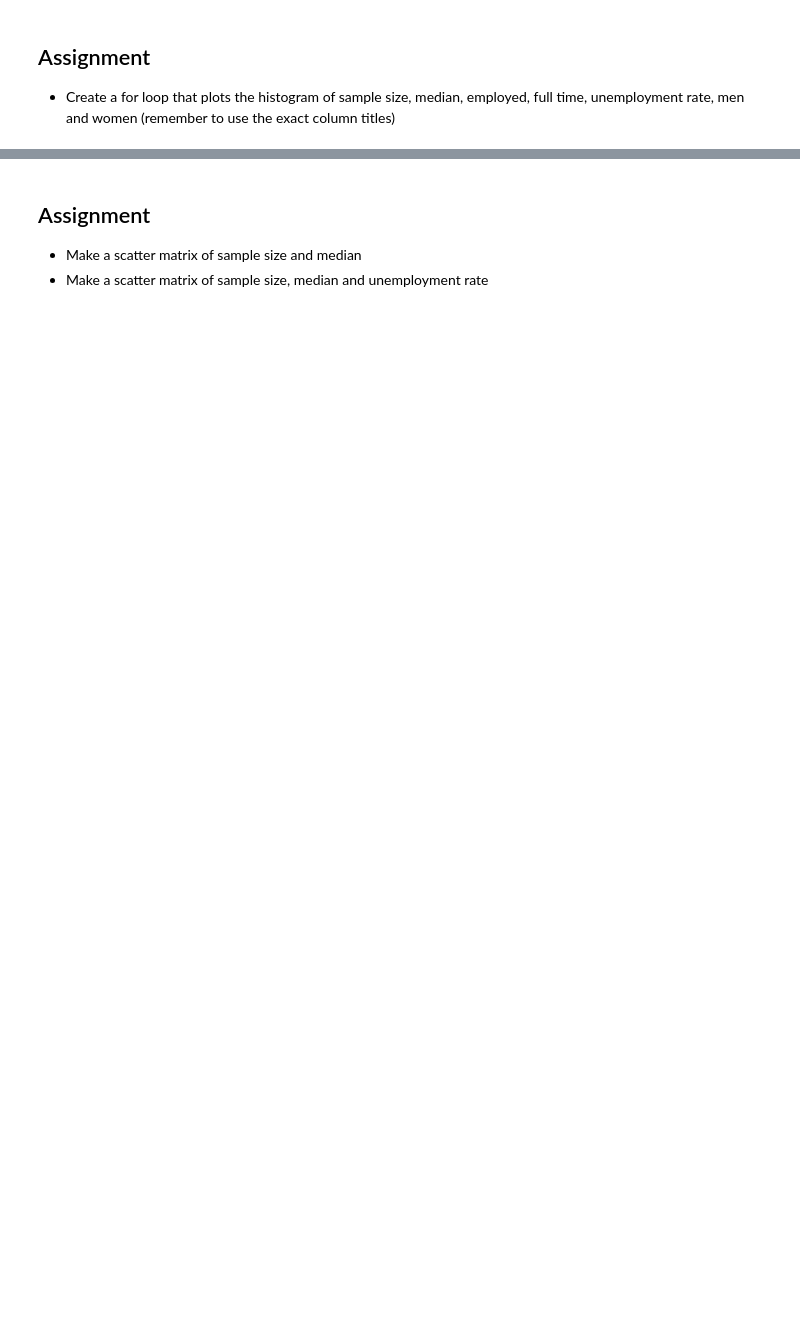
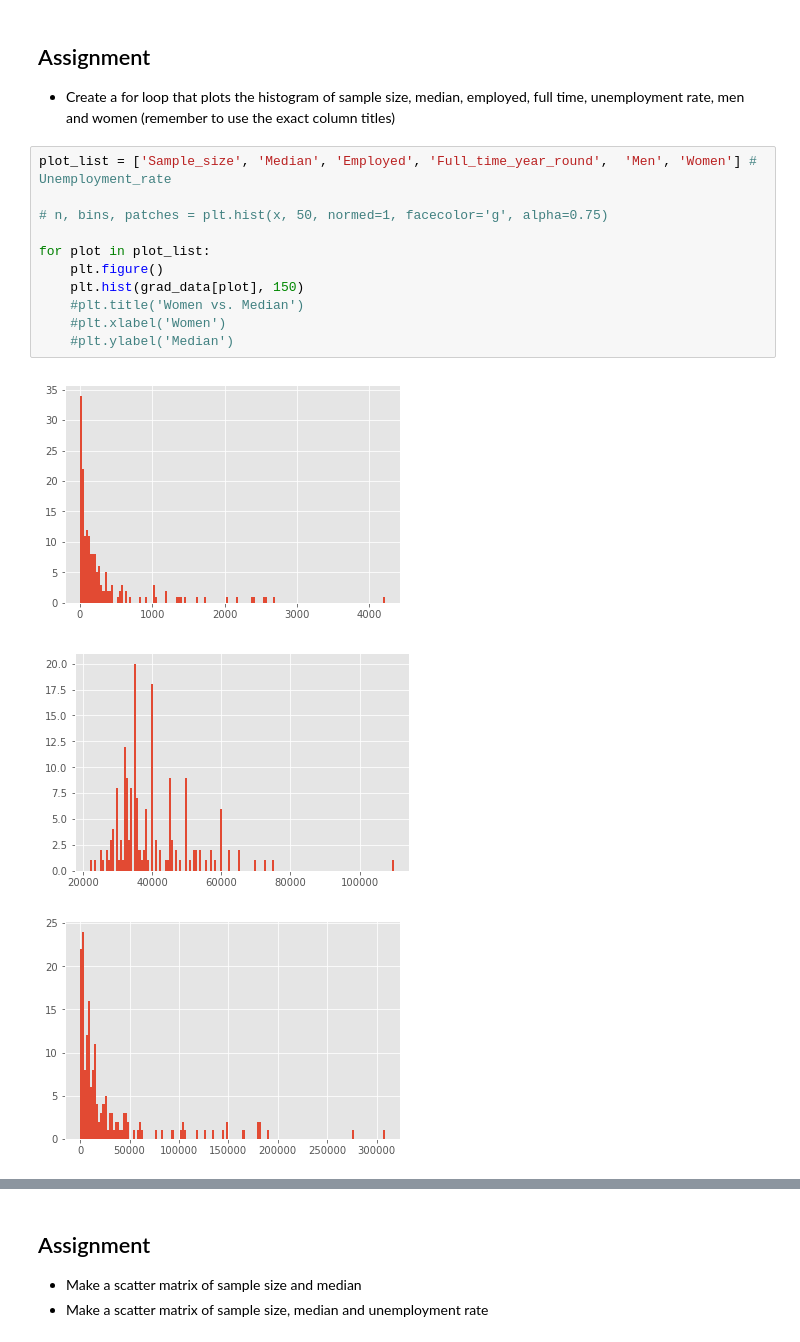
Before and after one commit to cfung/k2_datascience, a Jupyter notebook: foundations/college_majors_exercises.ipynb, the cells around one changed output, grey strips where cells are left out. Cells and saved outputs as stored; diff of their text form; blank space fills up the shorter version.

```diff
--- a/foundations/college_majors_exercises.ipynb
+++ b/foundations/college_majors_exercises.ipynb
@@ -126,3 +145,18 @@ plt.ylabel('Median')
 ## Assignment
 
 - Create a for loop that plots the histogram of sample size, median, employed, full time, unemployment rate, men and women (remember to use the exact column titles)
+# %%
+plot_list = ['Sample_size', 'Median', 'Employed', 'Full_time_year_round',  'Men', 'Women'] # Unemployment_rate
+
+# n, bins, patches = plt.hist(x, 50, normed=1, facecolor='g', alpha=0.75)
+
+for plot in plot_list:
+    plt.figure()
+    plt.hist(grad_data[plot], 150)
+    #plt.title('Women vs. Median')
+    #plt.xlabel('Women')
+    #plt.ylabel('Median')
+# %% [output]
+[figure, added]
+[figure, added]
+[figure, added]
```
Also changed, not shown: parts of 9 cells of this notebook.
